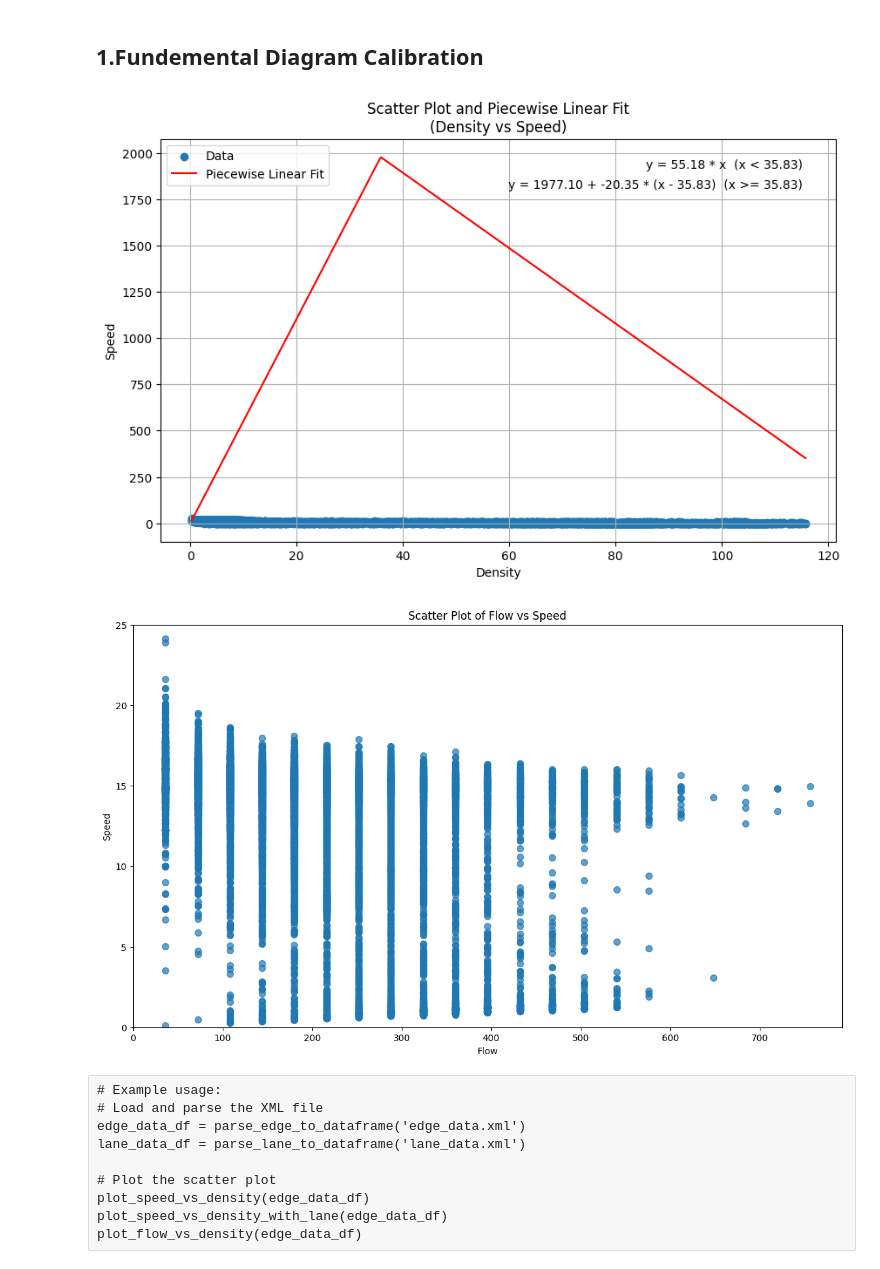
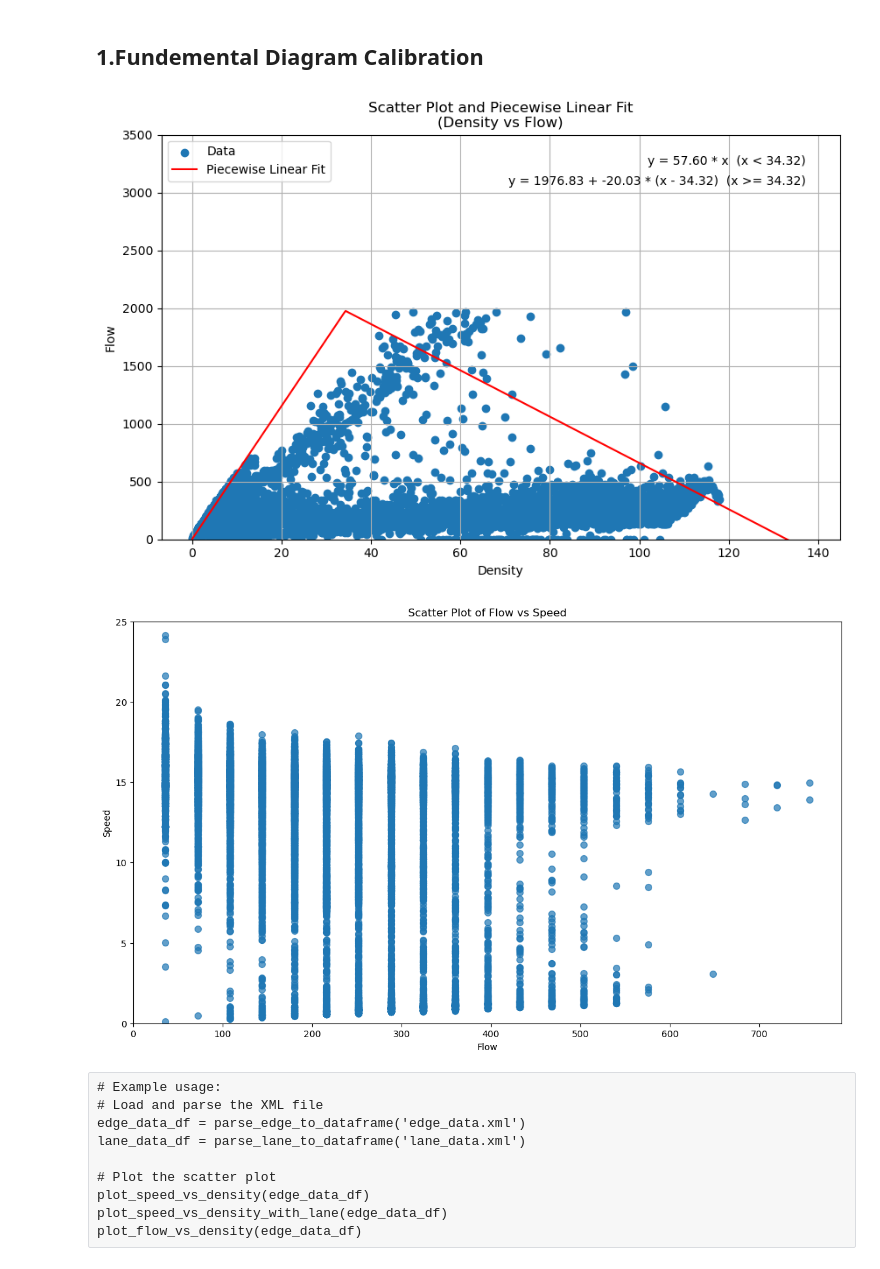
Before and after one commit to Dylan-Wyl10/RoboSense, a Jupyter notebook: result/ctmResult/Evaluation for CTM and FD Calibration.ipynb, the cells around one changed output. Saved outputs shown, nothing was run; the diff lists cells and outputs as text; code cells hidden in the pictures.

```diff
--- a/result/ctmResult/Evaluation for CTM and FD Calibration.ipynb
+++ b/result/ctmResult/Evaluation for CTM and FD Calibration.ipynb
@@ -70,7 +70,7 @@ def parse_detector_to_dataframe(xml_file):
             occ = float(detector.get('occupancy'))
             l = float(detector.get('length'))
             density = 10*occ/(2.5+l)
-            # flow = density * space_speed * 3.6
+            flow = density * space_speed * 3.6 if density * space_speed * 3.6<1970 else 0
             # density = flow/(3.6*space_speed)
             data.append({'id': detec_id, 'Speed': space_speed, 'Flow': flow, 'Density': density, 'Occupancy': occ})
 
@@ -133,8 +134,8 @@ def plot_and_fit_piecewise(df, x_col, y_col):
 # %%
 detector_df = parse_detector_to_dataframe('detector_out.xml')
-plot_and_fit_piecewise(detector_df, 'Density', 'Speed')
+plot_and_fit_piecewise(detector_df, 'Density', 'Flow')
 # %% [output]
-[figure, old version]
+[figure, new version]
 # %%
 def plot_detector(dataframe, para_x = 'Density', para_y = 'Speed'):
     """
@@ -158,7 +159,7 @@ def plot_detector(dataframe, para_x = 'Density', para_y = 'Speed'):
 detector_df = parse_detector_to_dataframe('detector_out.xml')
 plot_detector(detector_df, 'Flow', 'Speed')
 # %% [output]
-[figure, old version]
+[figure, new version]
 # %% [raw]
 # Example usage:
 # Load and parse the XML file
```
Also changed, not shown: parts of 5 cells of this notebook, 16 other files.
